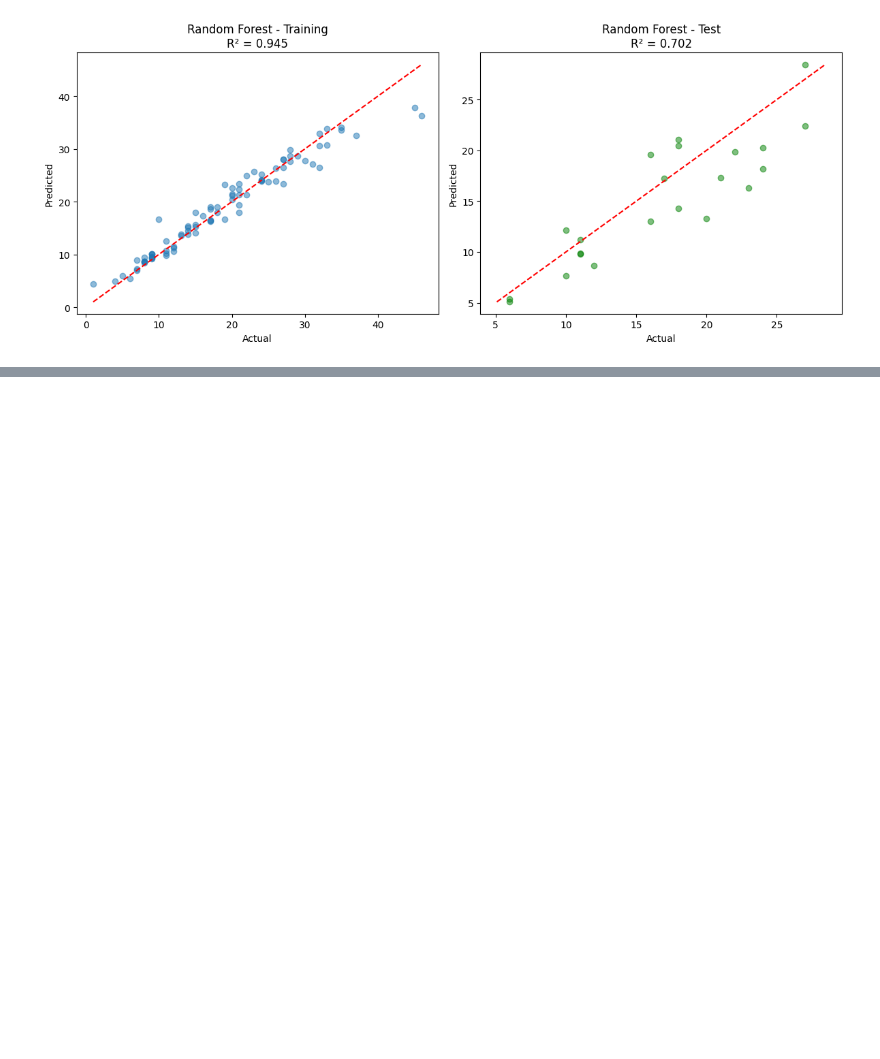
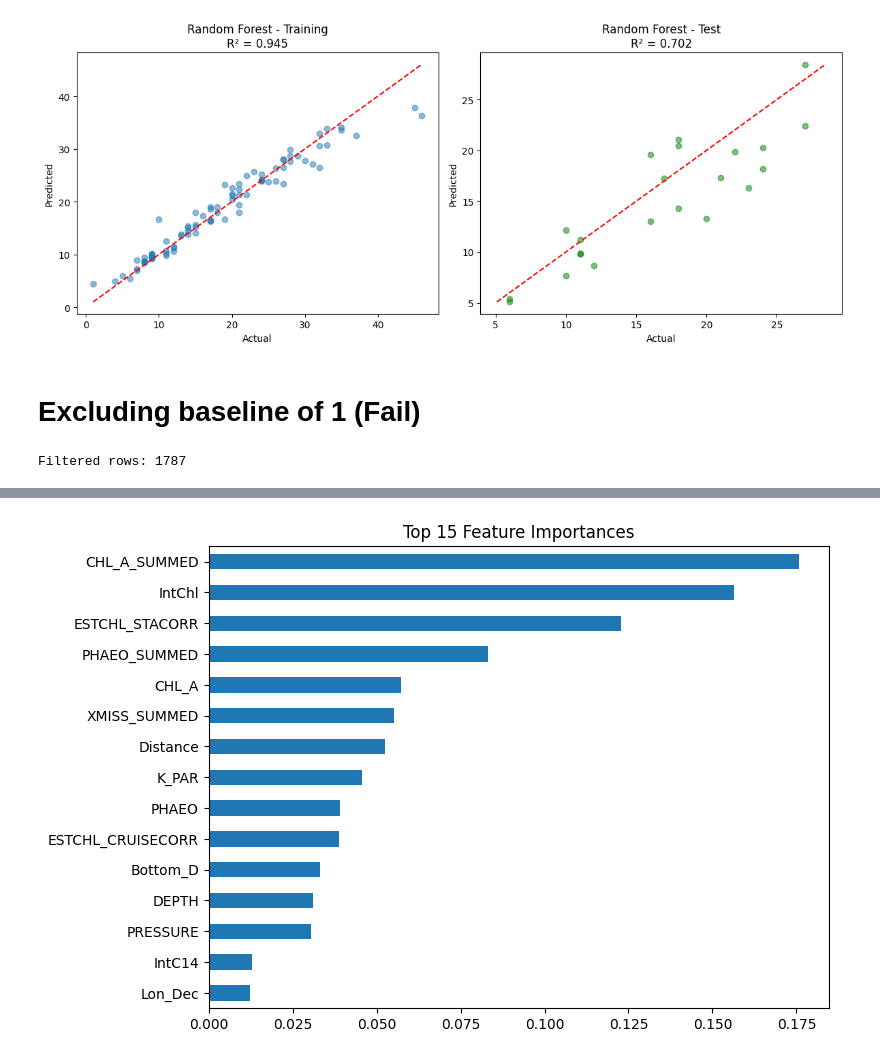
Before and after one commit to LucasC212/Scripps-Light-Attenuation-Capstone-Project, a Jupyter notebook: scripts/Models_with_Enhanced_Dataset.ipynb, the cells around one changed output, grey strips where cells are left out. Drawn from its saved outputs; the diff is of its cells as text; code cells hidden in the pictures; blank space fills up the shorter version.

```diff
--- a/scripts/Models_with_Enhanced_Dataset.ipynb
+++ b/scripts/Models_with_Enhanced_Dataset.ipynb
@@ -227,3 +250,81 @@ plt.tight_layout()
 plt.show()
 # %% [output]
 [figure]
+# %% [markdown]
+# Excluding baseline of 1 (Fail)
+# %%
+excluded_df = enhanced_df[enhanced_df['baseline_depth']!=1].copy()
+
+print("Filtered rows:", len(excluded_df))
+# %% [output]
+Filtered rows: 1787
+# %%
+exclude_cols = ['ORD_OCC', 'CAST_ID', 'DATE_TIME_UTC', 'DATE_TIME_PST', 'LAT_DEC', 'LON_DEC', 'STA_ID', 'LINE', 'STA',
+'CAST_COUNT','Cruise_ID','Cruz_Sta','Date','Time','TimeZone','PHOTIC_ZONE']
+
+target_col = "Secchi"
+
+# IMPORTANT: build from filtered_df
+feature_cols = [col for col in excluded_df.columns if col not in exclude_cols + [target_col]]
+
+X = excluded_df[feature_cols].copy()
+y = excluded_df[target_col].copy()
+
+mask = X.notna().all(axis=1) & y.notna()
+X = X[mask]
+y = y[mask]
+
+X_train, X_test, y_train, y_test = train_test_split(
+    X, y,
+    test_size=0.2,
+    random_state=42
+)
+
+rf = RandomForestRegressor(random_state=42)
+
+param_grid = {
+    "n_estimators": [200, 500, 1000],
+    "max_features": ["sqrt", 0.3, 0.5],   # m_try
+    "max_depth": [None, 10, 20, 30],
+    "min_samples_split": [2, 5, 10],
+    "min_samples_leaf": [1, 2, 4]
+}
+
+grid_search = GridSearchCV(
+    estimator=rf,
+    param_grid=param_grid,
+    cv=5,
+    scoring="neg_root_mean_squared_error",  # better than MSE
+    n_jobs=-1,
+    verbose=2
+)
+
+grid_search.fit(X_train, y_train)
+
+best_rf = grid_search.best_estimator_
+
+print("Best Parameters:")
+print(grid_search.best_params_)
+
+y_pred = best_rf.predict(X_test)
+
+mse = mean_squared_error(y_test, y_pred)
+rmse = mse ** 0.5
+r2 = r2_score(y_test, y_pred)
+
+print(f"Test RMSE: {rmse:.4f}")
+print(f"Test R²: {r2:.4f}")
+
+model_path = models_dir / "enhanced_random_forest_model.pkl"
+joblib.dump(best_rf, model_path)
+print(f"Model saved to {model_path}")
+
+importances = pd.Series(best_rf.feature_importances_, index=X.columns)
+importances = importances.sort_values(ascending=False)
+
+plt.figure(figsize=(8,6))
+importances.head(15).plot(kind="barh")
+plt.gca().invert_yaxis()
+plt.title("Top 15 Feature Importances")
+plt.show()
+# %% [output]
@@ -229,0 +348 @@ plt.show()
+[figure, added]
```
Also changed, not shown: parts of 11 cells of this notebook, 13 other files.
